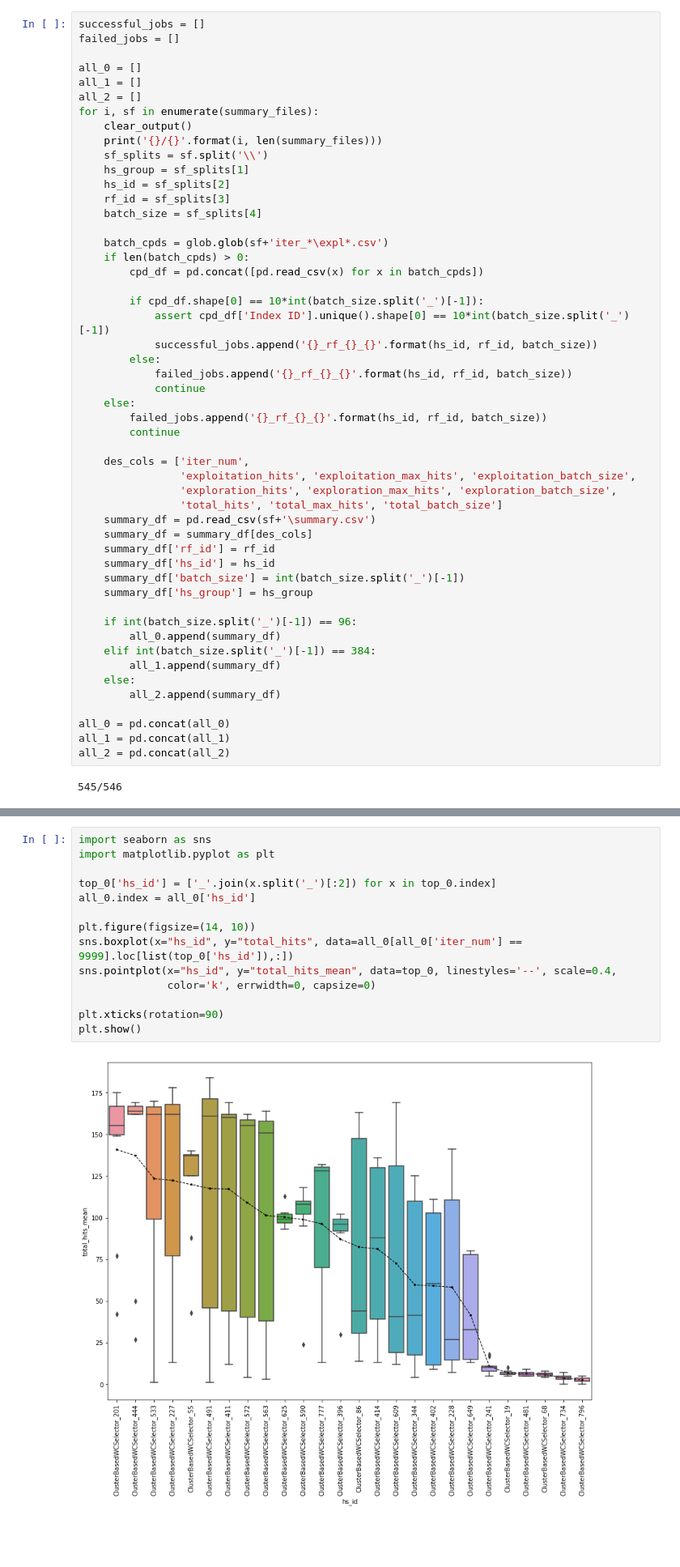
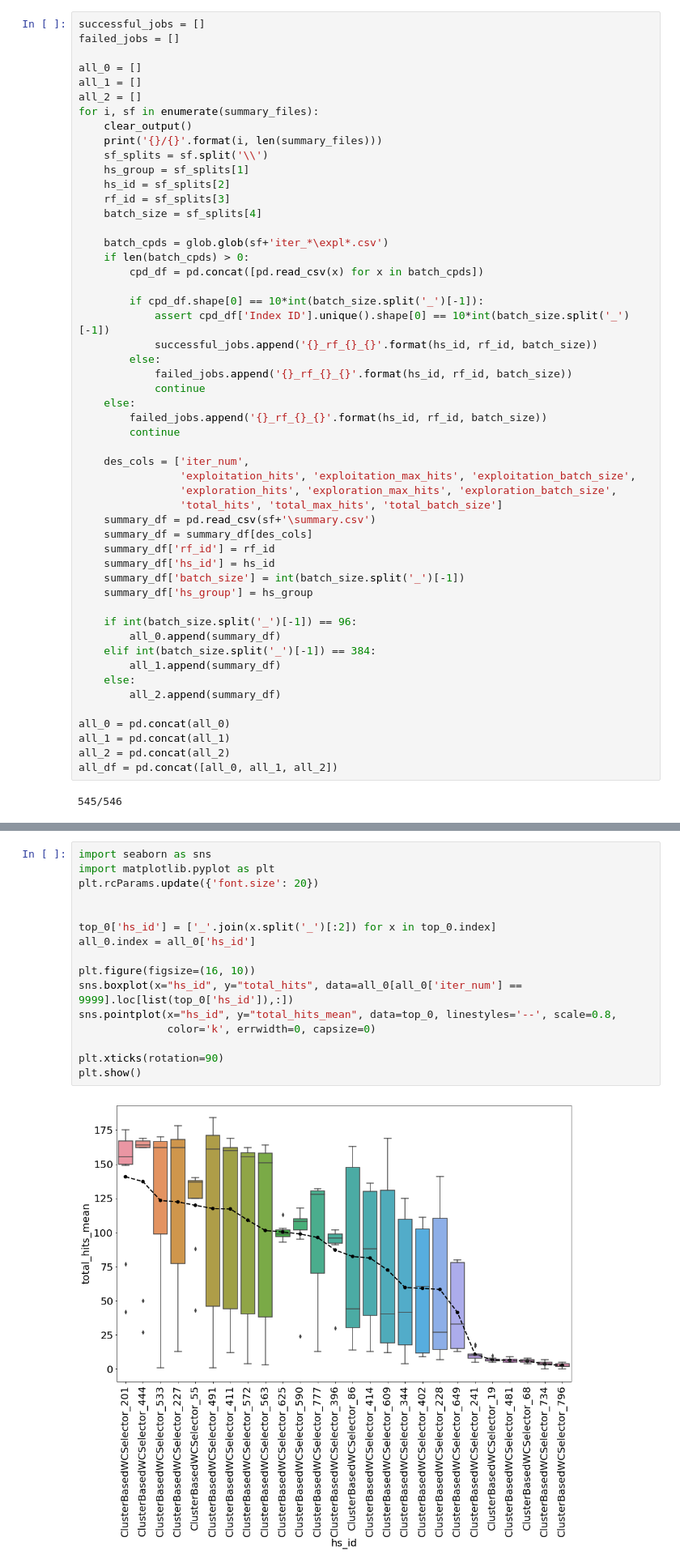
Before and after one commit to gitter-lab/active-learning-drug-discovery, a Jupyter notebook: analysis_notebooks/Analyze Exp 1 Results.ipynb, the cells around one changed output, grey strips where cells are left out. Shown at 81% size. Saved outputs shown, nothing was run; the diff lists cells and outputs as text; blank space fills up the shorter version.

```diff
--- a/analysis_notebooks/Analyze Exp 1 Results.ipynb
+++ b/analysis_notebooks/Analyze Exp 1 Results.ipynb
@@ -58,6 +58,7 @@ for i, sf in enumerate(summary_files):
 all_0 = pd.concat(all_0)
 all_1 = pd.concat(all_1)
 all_2 = pd.concat(all_2)
+all_df = pd.concat([all_0, all_1, all_2])
 # %% [output]
 545/546
 # %%
@@ -157,16 +158,18 @@ top_2
 # %%
 import seaborn as sns
 import matplotlib.pyplot as plt
+plt.rcParams.update({'font.size': 20})
+
 
 top_0['hs_id'] = ['_'.join(x.split('_')[:2]) for x in top_0.index]
 all_0.index = all_0['hs_id']
 
-plt.figure(figsize=(14, 10))
+plt.figure(figsize=(16, 10))
 sns.boxplot(x="hs_id", y="total_hits", data=all_0[all_0['iter_num'] == 9999].loc[list(top_0['hs_id']),:])
-sns.pointplot(x="hs_id", y="total_hits_mean", data=top_0, linestyles='--', scale=0.4,
+sns.pointplot(x="hs_id", y="total_hits_mean", data=top_0, linestyles='--', scale=0.8,
               color='k', errwidth=0, capsize=0)
 
 plt.xticks(rotation=90)
 plt.show()
 # %% [output]
-[figure, old version]
+[figure, new version]
```
Also changed, not shown: parts of 24 cells of this notebook, 1 other file.
